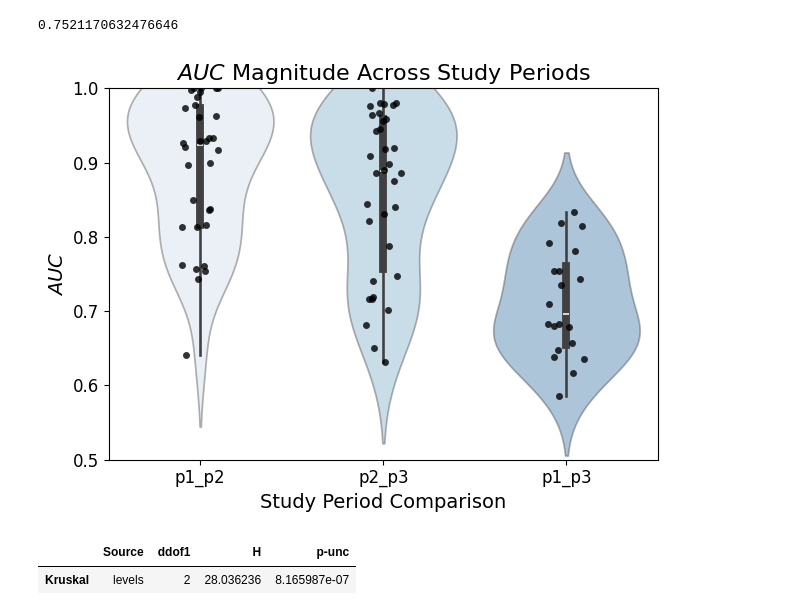
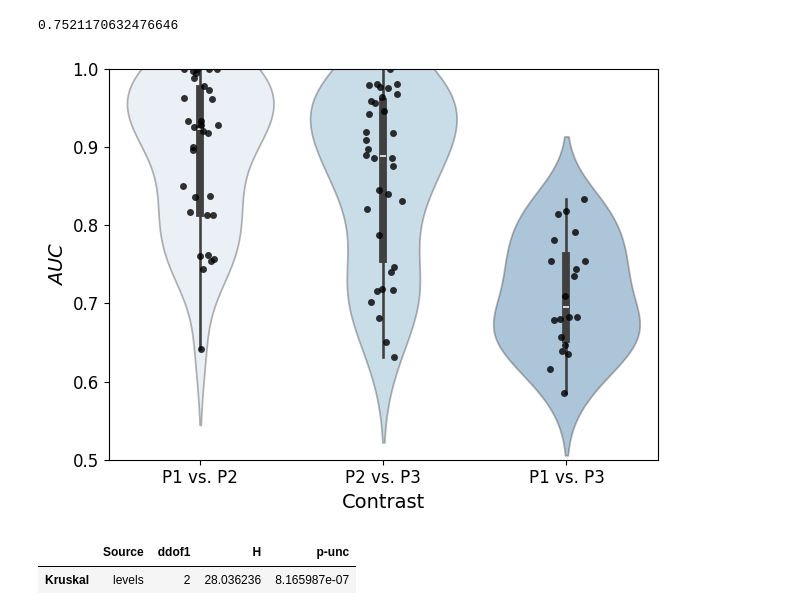
Before and after one commit to djmarques/circStudio, a Jupyter notebook: notebooks/submarine_project/submarine_analysis.ipynb, the cells around one changed output. Cells and saved outputs as stored; diff of their text form; code cells hidden in the pictures.

```diff
--- a/notebooks/submarine_project/submarine_analysis.ipynb
+++ b/notebooks/submarine_project/submarine_analysis.ipynb
@@ -2418,34 +2427,32 @@ pg.compute_effsize(x=df[df['factor'] == 'period']['cohens_f'],
                    eftype='AUC')
 # %% [output]
 0.7521170632476646
-# %%
-# Open dataframe containing f-stats
-df = pd.read_csv(os.path.join('..', 'data', 'processed', 'fpr', 'auc_fpr_combined.csv'))
-df = df[(df['factor'] == 'period') & (df['fpr'] < 0.05)]
-
-# Use classic matplotlib style
-sns.reset_defaults()
-
-# Violin plot
-plt.figure(dpi=100)
-#sns.violinplot(data=df, x='levels', y='metric', inner=None, color="skyblue")
-#sns.violinplot(data=df, x='levels', y='metric', color="skyblue", alpha=0.8)
-sns.violinplot(data=df, x='levels', y='metric', hue='levels', alpha=0.4, palette='Blues')
-
-
-# Overlay points
-sns.stripplot(data=df, x='levels', y='metric', color='black', alpha=0.8, jitter=True, size=5)
-
-plt.title('$AUC$ Magnitude Across Study Periods', fontsize=16)
-plt.ylabel('$AUC$', fontsize=14)
-plt.ylim([0.5, 1.0])
-plt.xlabel('Study Period Comparison', fontsize=14)
-plt.xticks(fontsize=12)
-plt.yticks(fontsize=12)
-plt.tight_layout()
-plt.show()
-# %% [output]
-[figure, removed]
+# %%
+# Open dataframe containing f-stats
+df = pd.read_csv(os.path.join('..', 'data', 'processed', 'fpr', 'auc_fpr_combined.csv'))
+df = df[(df['factor'] == 'period') & (df['fpr'] < 0.05)]
+
+# Use classic matplotlib style
+sns.reset_defaults()
+
+# Violin plot
+plt.figure(dpi=100)
+sns.violinplot(data=df, x='levels', y='metric', hue='levels', alpha=0.4, palette='Blues')
+sns.stripplot(data=df, x='levels', y='metric', color='black', alpha=0.8, jitter=True, size=5)
+
+# Capital letters for the contrast
+caps = ['P1 vs. P2', 'P2 vs. P3', 'P1 vs. P3']
+
+#plt.title('$AUC$ Magnitude Across Study Periods', fontsize=16)
+plt.ylabel('$AUC$', fontsize=14)
+plt.ylim([0.5, 1.0])
+plt.xlabel('Contrast', fontsize=14)
+plt.xticks(ticks=range(len(caps)), labels=caps, fontsize=12)
+plt.yticks(fontsize=12)
+plt.tight_layout()
+plt.show()
+# %% [output]
+[figure, added]
 # %%
 # Import additional library to perform posthoc_dunn test
 import scikit_posthocs as sp
```
Also changed, not shown: parts of 8 cells of this notebook.
